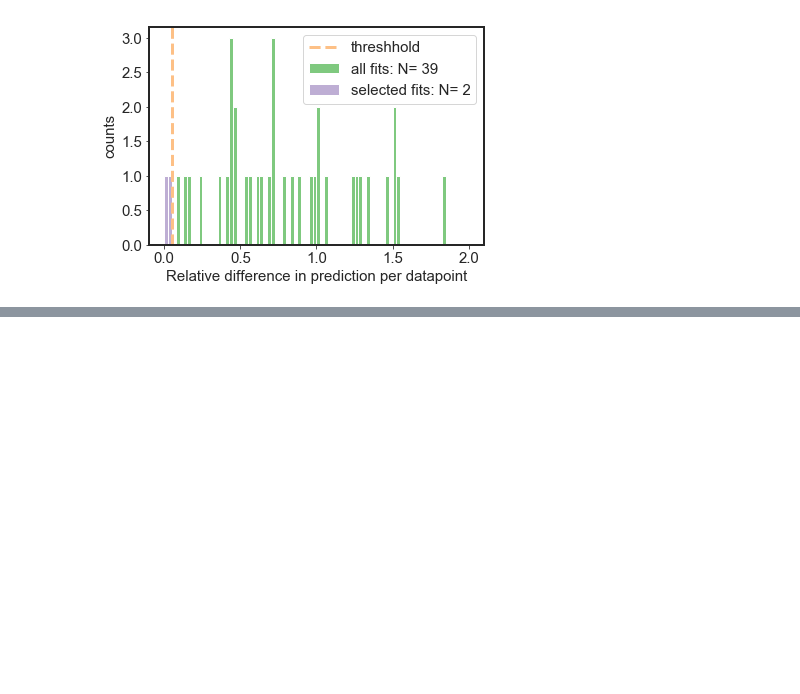
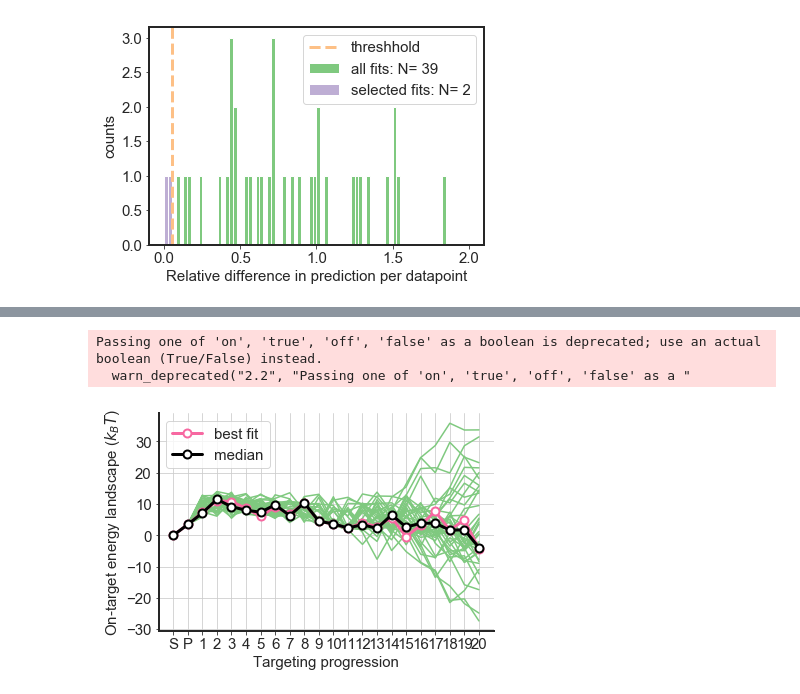
Before and after one commit to martin-depken/Energy-Landscape, a Jupyter notebook: Diewertje/Plotting energylandscape from model.ipynb, the cells around one changed output, grey strips where cells are left out. Saved outputs shown, nothing was run; the diff lists cells and outputs as text; code cells hidden in the pictures; blank space fills up the shorter version.

```diff
--- a/Diewertje/Plotting energylandscape from model.ipynb
+++ b/Diewertje/Plotting energylandscape from model.ipynb
@@ -203,9 +256,10 @@ The 'normed' kwarg was deprecated in Matplotlib 2.1 and will be removed in 3.1.
 [figure]
 # %%
 # --- make selection ---
-simset = selected_sims
+#simset = selected_sims
 
 # --- store resulting fit parameters in a set of Dataframes ---
 matches, mismatches, rates, landscape, free_energy, fast_Rloop = SAfits.process_SA_fits(simset)
 forward_rates = rates[['sol_to_PAM','PAM_to_R1','internal']]
+matches.loc['../Diewertje/1_3_2019/fit_1_3_2019_sim_1.txt']
 # %% [output]
@@ -220,35 +286,41 @@ plt.figure()
 Nparams=44
 for filename in simset:
     parameters = plt_B.load_simm_anneal(filename, Nparams)
+    parameters[0]=3.5 # if want to fix epsilon PAM
     Energy_landscape, FreeEnergy_landscape = FreeEnergy.plot_free_energy_landscape(parameters,model_id,show_plot=False);
     plt.plot(np.array(Energy_landscape),color=sns.color_palette()[0])
 lowest_chi_squared = np.array( landscape.loc[best_fit] )
+
 
 plt.plot(np.array(lowest_chi_squared), color='#f768a1' ,
              marker='o',
              lw=3,
              markersize =8,
              markerfacecolor='white',
              markeredgewidth= 2,
         label='best fit');
 
 LandscapeMED = landscape[landscape.columns[:]].median()
 plt.plot(np.array(LandscapeMED),color='black' ,
              marker='o',
              lw=3,
              markersize =8,
              markerfacecolor='white',
              markeredgewidth= 2,
         label='median');
 
 plt.legend(fontsize=15,frameon=True)
 plt.xlim(-1,22)
-plt.xticks(range(0,22),['S','P']+list(LandscapeMED.index[2:]),  fontsize=15);
+plt.xticks(list(range(0,22)),['S','P']+list(LandscapeMED.index[2:]),  fontsize=15);
 plt.yticks(fontsize=15);
 plt.xlabel('Targeting progression',fontsize=15)
 plt.ylabel('On-target energy landscape ($k_BT$)',fontsize=15)
 plt.grid('on')
 sns.despine();
+# %% [output]
+Passing one of 'on', 'true', 'off', 'false' as a boolean is deprecated; use an actual boolean (True/False) instead.
+  warn_deprecated("2.2", "Passing one of 'on', 'true', 'off', 'false' as a "
+[figure, added]
 # %%
 # ---- show fluctuations in parameter sets ---
 
```
Also changed, not shown: parts of 13 cells of this notebook, 7 other files.
